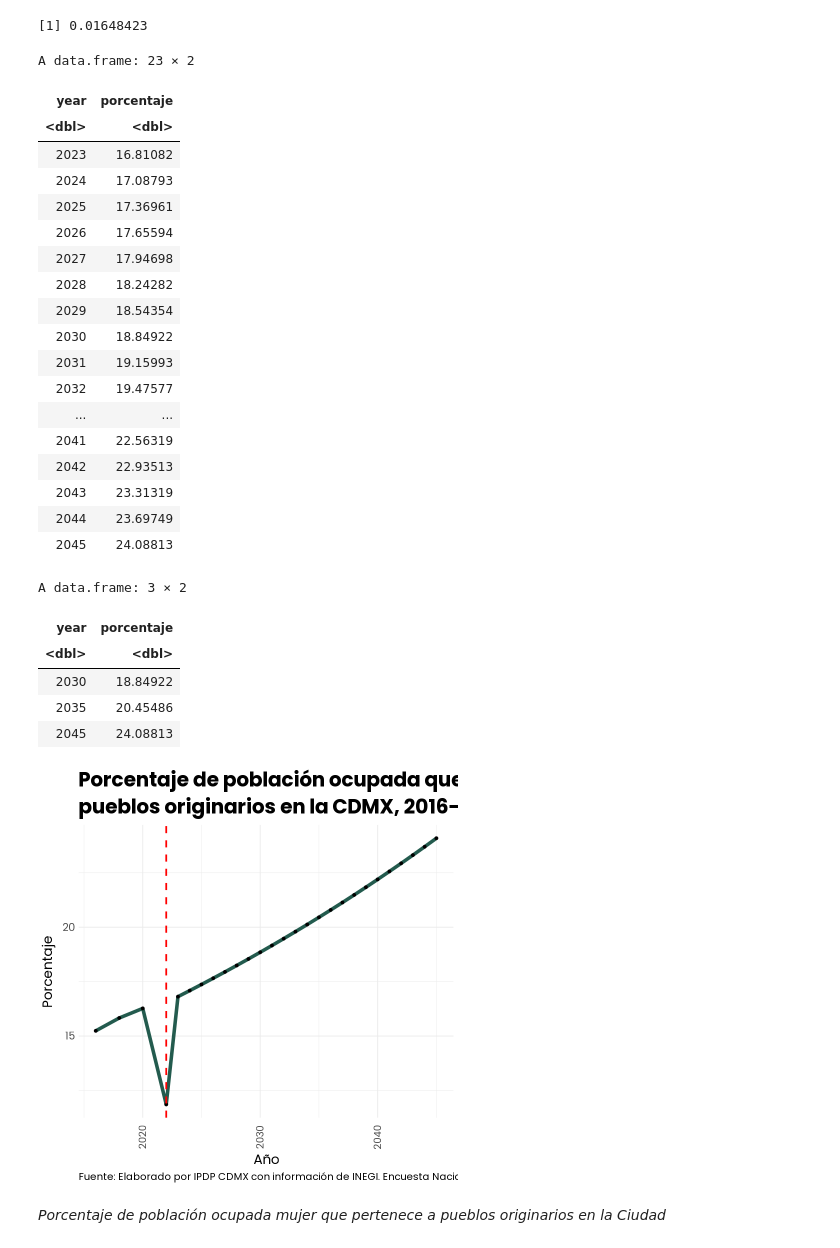
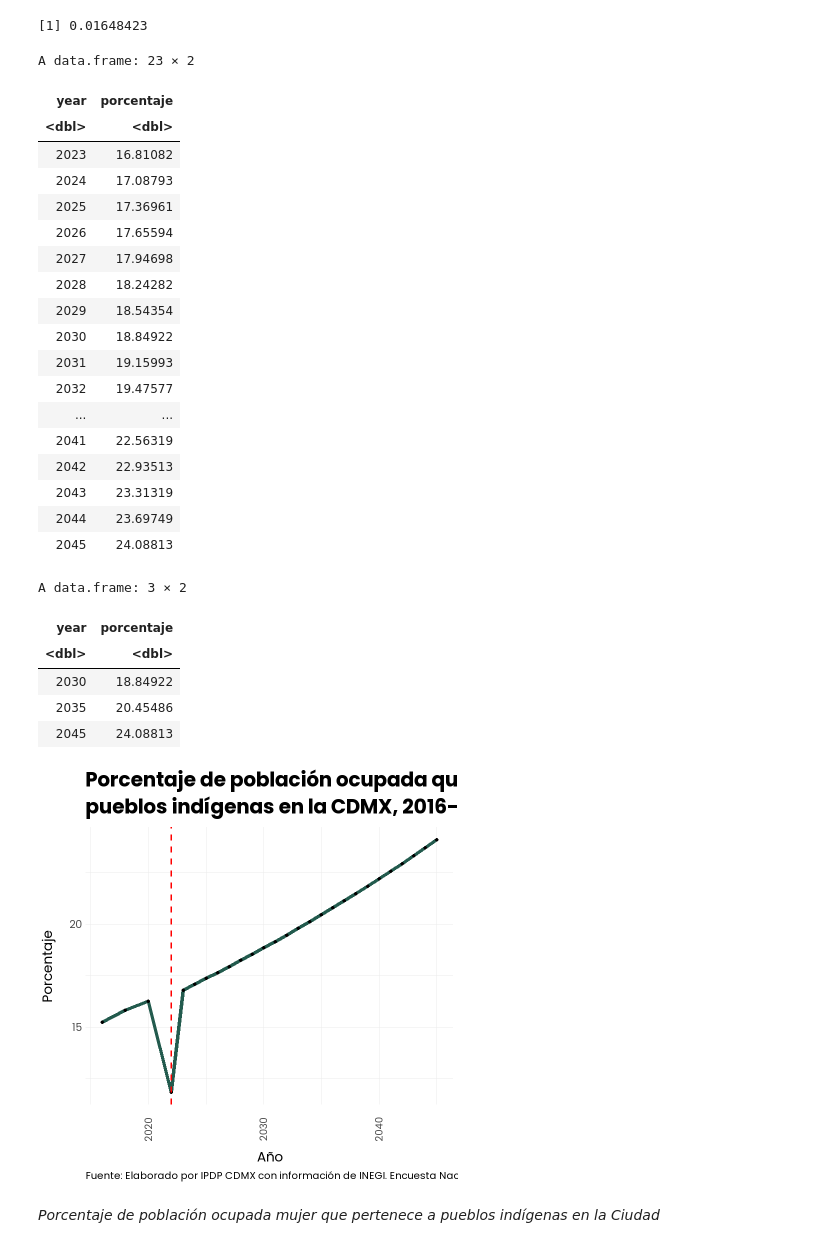
Before and after one commit to cpyp-ipdp/pgd_cdmx, a Jupyter notebook: indicadores/pueblos_indigenas/indicadores_pueblos_indigenas.ipynb, the cells around one changed output. Drawn from its saved outputs; the diff is of its cells as text; code cells hidden in the pictures.

```diff
--- a/indicadores/pueblos_indigenas/indicadores_pueblos_indigenas.ipynb
+++ b/indicadores/pueblos_indigenas/indicadores_pueblos_indigenas.ipynb
@@ -908,7 +884,7 @@ ggplot(datos_proyectados_ocupada, aes(x = year, y = porcentaje)) +
   geom_point() +
   geom_vline(xintercept = 2022, linetype = "dashed", color = "red", size = 1)+
   labs(title = "Porcentaje de población ocupada que pertenece a
-pueblos originarios en la CDMX, 2016-2045",
+pueblos indígenas en la CDMX, 2016-2045",
        x = "Año",
        y = "Porcentaje",
 
@@ -930,33 +906,33 @@ ggsave("pob_ocupada_ind.png",width=16,height=8, dpi=100, bg="white")
 
 
 #Datos 2030, 2035 y 2045
 datos_proyectados_ocupada %>% filter(year %in% c(2030, 2035, 2045))
 # %% [output]
 A data.frame: 23 × 2
 | year | porcentaje |
 | <dbl> | <dbl> |
 | 2023 | 16.81082 |
 | 2024 | 17.08793 |
 | 2025 | 17.36961 |
 | 2026 | 17.65594 |
 | 2027 | 17.94698 |
 | 2028 | 18.24282 |
 | 2029 | 18.54354 |
 | 2030 | 18.84922 |
 | 2031 | 19.15993 |
 | 2032 | 19.47577 |
 | ... | ... |
 | 2041 | 22.56319 |
 | 2042 | 22.93513 |
 | 2043 | 23.31319 |
 | 2044 | 23.69749 |
 | 2045 | 24.08813 |
 A data.frame: 3 × 2
 | year | porcentaje |
 | <dbl> | <dbl> |
 | 2030 | 18.84922 |
 | 2035 | 20.45486 |
 | 2045 | 24.08813 |
-[figure, old version]
+[figure, new version]
 # %% [markdown]
-*Porcentaje de población ocupada mujer que pertenece a pueblos originarios en la Ciudad*
+*Porcentaje de población ocupada mujer que pertenece a pueblos indígenas en la Ciudad*
```
Also changed, not shown: parts of 19 cells of this notebook.
